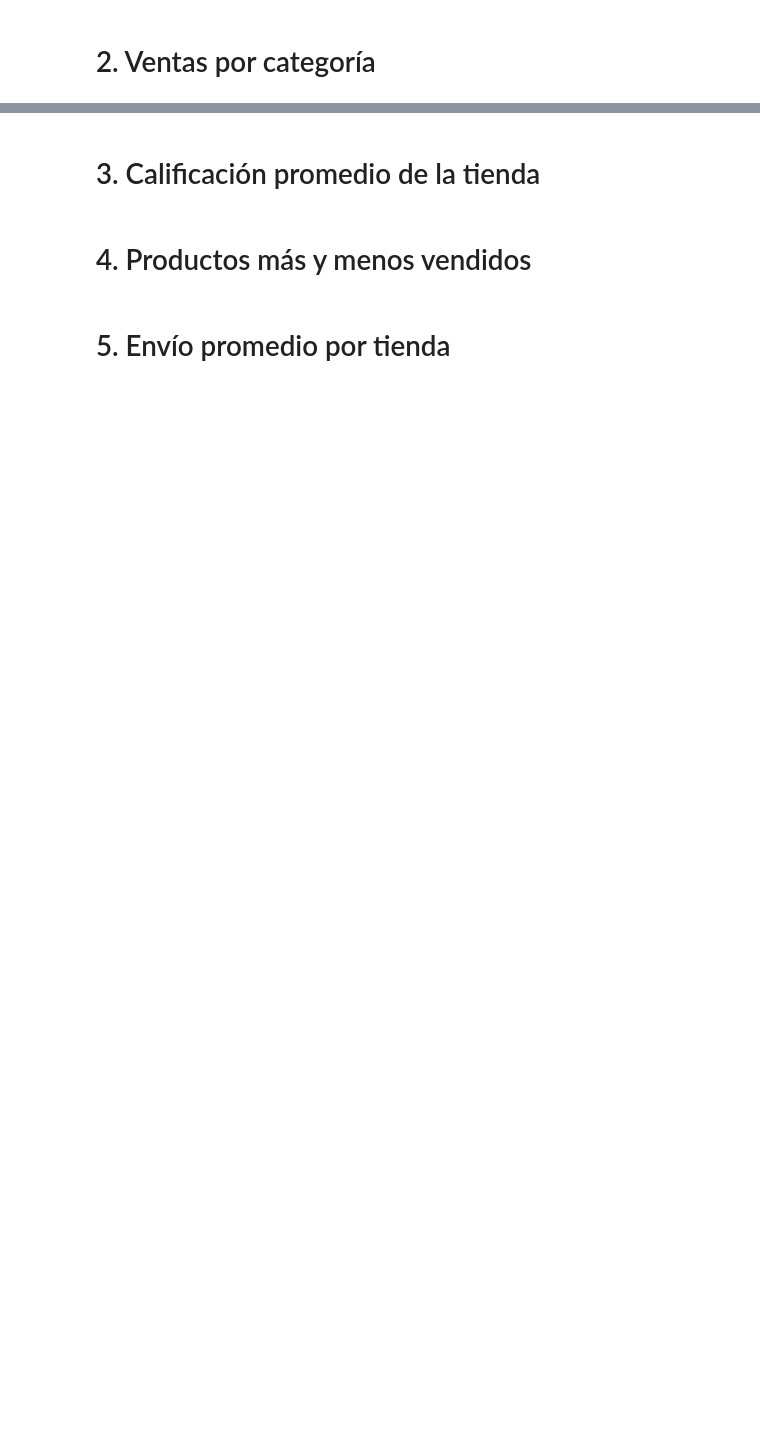
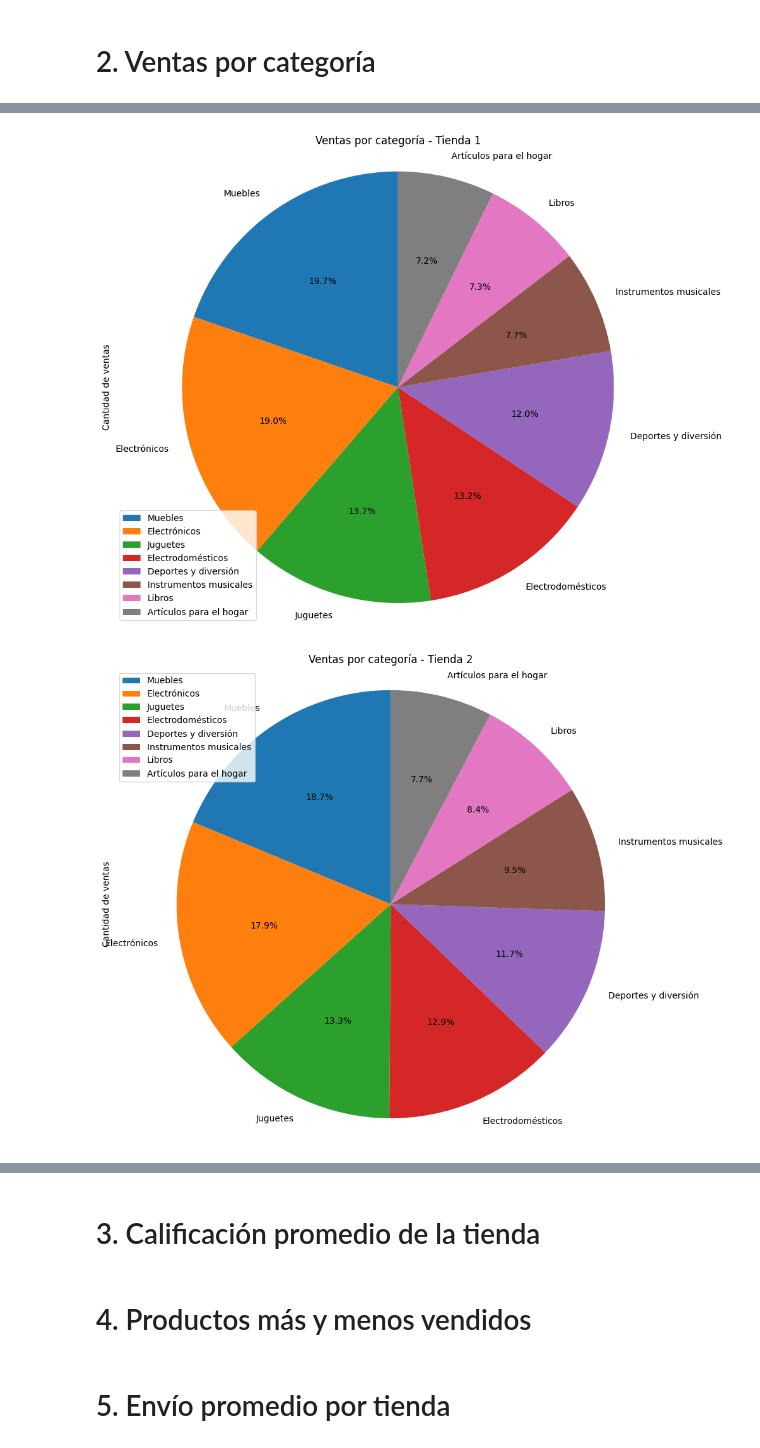
Before and after one commit to xsebet/AluraStoreLatam, a Jupyter notebook: AluraStoreLatam.ipynb, the cells around one changed output, grey strips where cells are left out. Saved outputs shown, nothing was run; the diff lists cells and outputs as text; code cells hidden in the pictures; blank space fills up the shorter version.

```diff
--- a/AluraStoreLatam.ipynb
+++ b/AluraStoreLatam.ipynb
@@ -29,0 +83,17 @@ tienda.head()
+# %%
+categoria_tienda1 = tienda['Categoría del Producto'].value_counts().rename_axis('Categoría del Producto').reset_index(name='Cantidad de ventas')
+categoria_tienda2 = tienda2['Categoría del Producto'].value_counts().rename_axis('Categoría del Producto').reset_index(name='Cantidad de ventas')
+categoria_tienda3 = tienda3['Categoría del Producto'].value_counts().rename_axis('Categoría del Producto').reset_index(name='Cantidad de ventas')
+categoria_tienda4 = tienda4['Categoría del Producto'].value_counts().rename_axis('Categoría del Producto').reset_index(name='Cantidad de ventas')
+
+print("Ventas por categoría - Tienda 1:")
+display(categoria_tienda1)
+
+print("\nVentas por categoría - Tienda 2:")
+display(categoria_tienda2)
+
+print("\nVentas por categoría - Tienda 3:")
+display(categoria_tienda3)
+
+print("\nVentas por categoría - Tienda 4:")
+display(categoria_tienda4)
@@ -29,0 +145,26 @@ tienda.head()
+# %%
+import matplotlib.pyplot as plt
+
+# Generar gráficos para cada tienda utilizando pandas plotting
+categoria_tienda1.plot(kind='pie', y='Cantidad de ventas', labels=categoria_tienda1['Categoría del Producto'], autopct='%1.1f%%', startangle=90, figsize=(10, 8), title='Ventas por categoría - Tienda 1')
+plt.axis('equal')  # Equal aspect ratio ensures that pie is drawn as a circle.
+plt.tight_layout() # Add space between plots
+plt.show()
+
+categoria_tienda2.plot(kind='pie', y='Cantidad de ventas', labels=categoria_tienda2['Categoría del Producto'], autopct='%1.1f%%', startangle=90, figsize=(10, 8), title='Ventas por categoría - Tienda 2')
+plt.axis('equal')
+plt.tight_layout() # Add space between plots
+plt.show()
+
+categoria_tienda3.plot(kind='pie', y='Cantidad de ventas', labels=categoria_tienda3['Categoría del Producto'], autopct='%1.1f%%', startangle=90, figsize=(10, 8), title='Ventas por categoría - Tienda 3')
+plt.axis('equal')
+plt.tight_layout() # Add space between plots
+plt.show()
+
+categoria_tienda4.plot(kind='pie', y='Cantidad de ventas', labels=categoria_tienda4['Categoría del Producto'], autopct='%1.1f%%', startangle=90, figsize=(10, 8), title='Ventas por categoría - Tienda 4')
+plt.axis('equal')
+plt.tight_layout() # Add space between plots
+plt.show()
+# %% [output]
+[figure, added]
+[figure, added]
```
Also changed, not shown: parts of 8 cells of this notebook.
